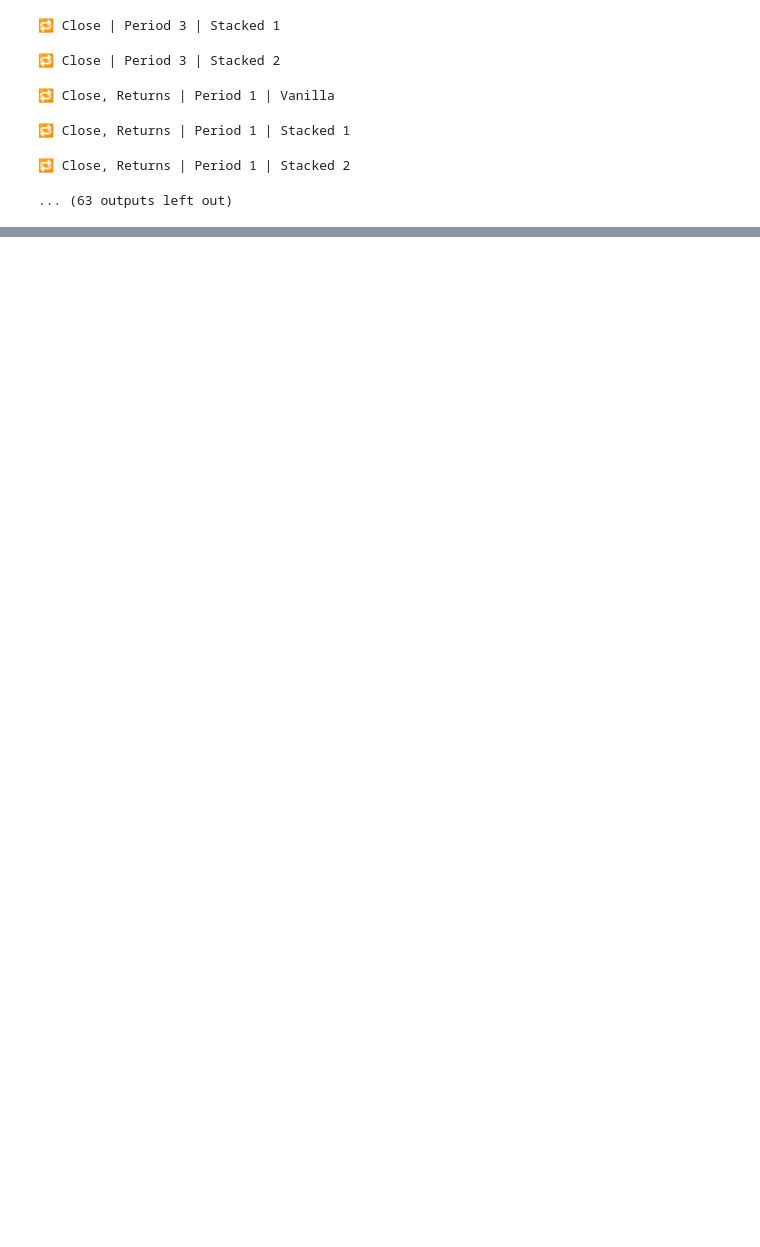
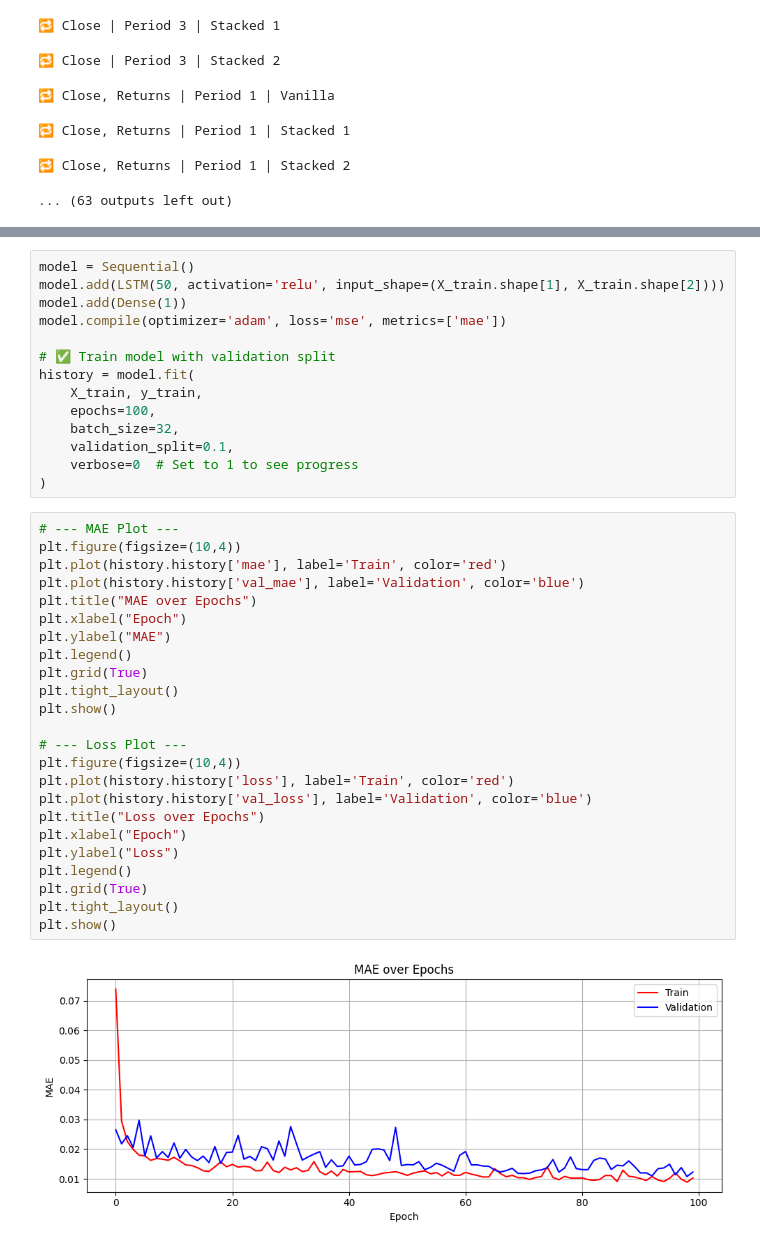
Before and after one commit to MWANIKID/PhD-Research-files, a Jupyter notebook: Untitled29.ipynb, the cells around one changed output, grey strips where cells are left out. Drawn from its saved outputs; the diff is of its cells as text; blank space fills up the shorter version.

Commit message:
Created using Colab-with alot of LSTM Including Previous saved File

```diff
--- a/Untitled29.ipynb
+++ b/Untitled29.ipynb
@@ -734,0 +775,40 @@ plt.show()
+# %%
+model = Sequential()
+model.add(LSTM(50, activation='relu', input_shape=(X_train.shape[1], X_train.shape[2])))
+model.add(Dense(1))
+model.compile(optimizer='adam', loss='mse', metrics=['mae'])
+
+# ✅ Train model with validation split
+history = model.fit(
+    X_train, y_train,
+    epochs=100,
+    batch_size=32,
+    validation_split=0.1,
+    verbose=0  # Set to 1 to see progress
+)
+# %%
+# --- MAE Plot ---
+plt.figure(figsize=(10,4))
+plt.plot(history.history['mae'], label='Train', color='red')
+plt.plot(history.history['val_mae'], label='Validation', color='blue')
+plt.title("MAE over Epochs")
+plt.xlabel("Epoch")
+plt.ylabel("MAE")
+plt.legend()
+plt.grid(True)
+plt.tight_layout()
+plt.show()
+
+# --- Loss Plot ---
+plt.figure(figsize=(10,4))
+plt.plot(history.history['loss'], label='Train', color='red')
+plt.plot(history.history['val_loss'], label='Validation', color='blue')
+plt.title("Loss over Epochs")
+plt.xlabel("Epoch")
+plt.ylabel("Loss")
+plt.legend()
+plt.grid(True)
+plt.tight_layout()
+plt.show()
+# %% [output]
+[figure, added]
```
Also changed, not shown: parts of 29 cells of this notebook.
